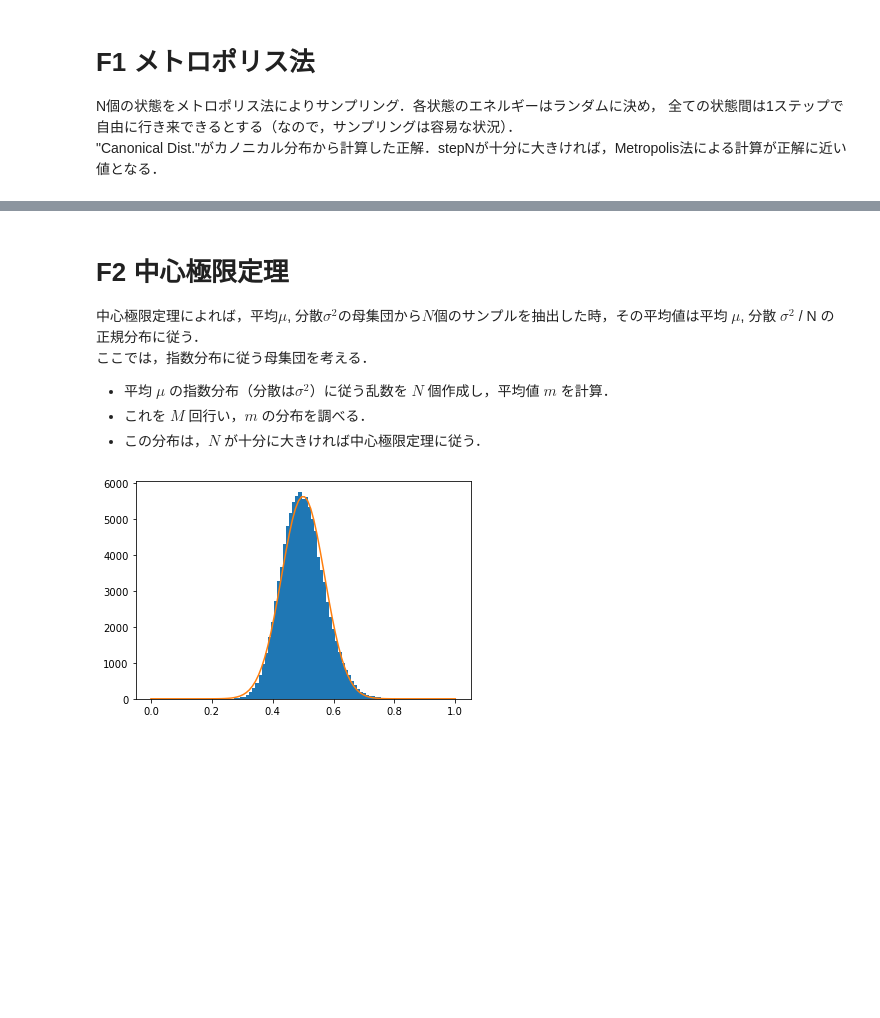
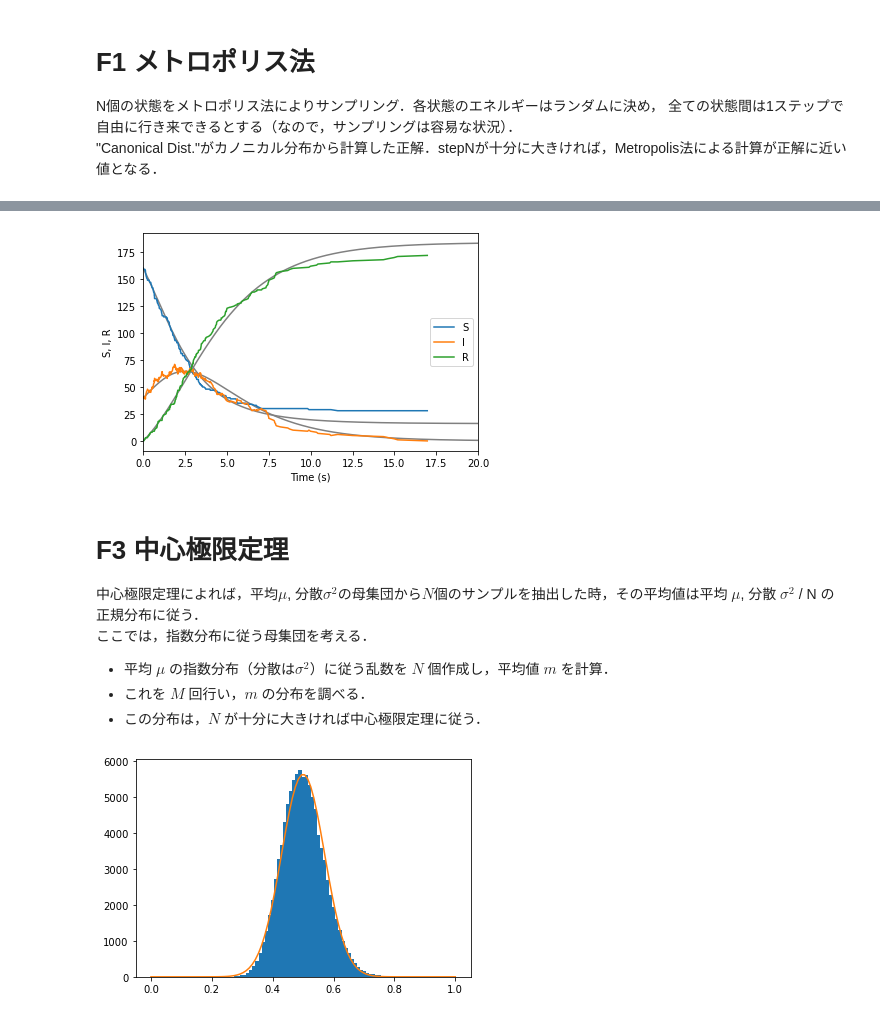
Before and after one commit to stoyabe/biophys, a Jupyter notebook: F_fluctuation.ipynb, the cells around one changed output, grey strips where cells are left out. Cells and saved outputs as stored; diff of their text form; code cells hidden in the pictures; blank space fills up the shorter version.

```diff
--- a/F_fluctuation.ipynb
+++ b/F_fluctuation.ipynb
@@ -51,5 +56,78 @@ plt.show()
+# %%
+import numpy as np # 計算用ライブラリ
+import matplotlib.pyplot as plt  # プロット用ライブラリ
+
+from scipy.integrate import odeint # 状微分方程式用ライブラリ
+
+p = 1 # 感染率
+q = 0.4 # 回復率
+I0 = 0.2 #感染者の初期値（最大1）
+
+tmax = 20
+
+# ギレスピー
+
+V = 200.0 # 体積
+
+T = [0] # 時間
+S = [V*(1-I0)]
+I = [V*I0]
+R = [0]
+
+while T[-1]<tmax and I[-1] != 0:  # 時間がtmaxに達するか，感染者がいなくなると（a0=0となってしまう）計算を止める．
+    # propensity functionの計算
+    a_inf = p*S[-1]*I[-1]/V
+    a_rec = q*I[-1]
+
+    a0 = a_inf + a_rec
+
+    if a_inf/a0 > np.random.rand(): # 感染
+        S.append(S[-1] - 1)
+        I.append(I[-1] + 1)
+        R.append(R[-1])
+    else:  # 回復
+        S.append(S[-1])
+        I.append(I[-1] -1 )
+        R.append(R[-1]+1)
+
+    T.append(T[-1] -np.log(np.random.rand())/a0) # 反応時間の計算
+
+
+# 微分方程式
+
+def func(var, t):
+    S, I, R = var
+    dSdt = -p*S*I
+    dIdt = p*S*I - q*I
+    dRdt = q*I
+    return [dSdt, dIdt, dRdt]
+
+
+init = [1 - I0, I0, 0]
+t = np.linspace(0, tmax, 1000)
+
+r = odeint(func, init, t, args = ())
+
+plt.plot(t, r[:,0]*V, color = 'gray')
+plt.plot(t, r[:,1]*V, color = 'gray')
+plt.plot(t, r[:,2]*V, color = 'gray')
+
+plt.plot(T, S, label = 'S')
+plt.plot(T, I, label = 'I')
+plt.plot(T, R, label = 'R')
+
+
+plt.xlabel('Time (s)')
+plt.ylabel('S, I, R')
+
+plt.xlim([0, tmax])
+plt.legend()
+
+plt.show()
+# %% [output]
+[figure, added]
 # %% [markdown]
-# F2 中心極限定理
+# F3 中心極限定理
 
 中心極限定理によれば，平均$\mu$, 分散$\sigma^2$の母集団から$N$個のサンプルを抽出した時，その平均値は平均 $\mu$, 分散 $\sigma^2$ / N の正規分布に従う．<br>
 ここでは，指数分布に従う母集団を考える．
```
Also changed, not shown: parts of 7 cells of this notebook.
